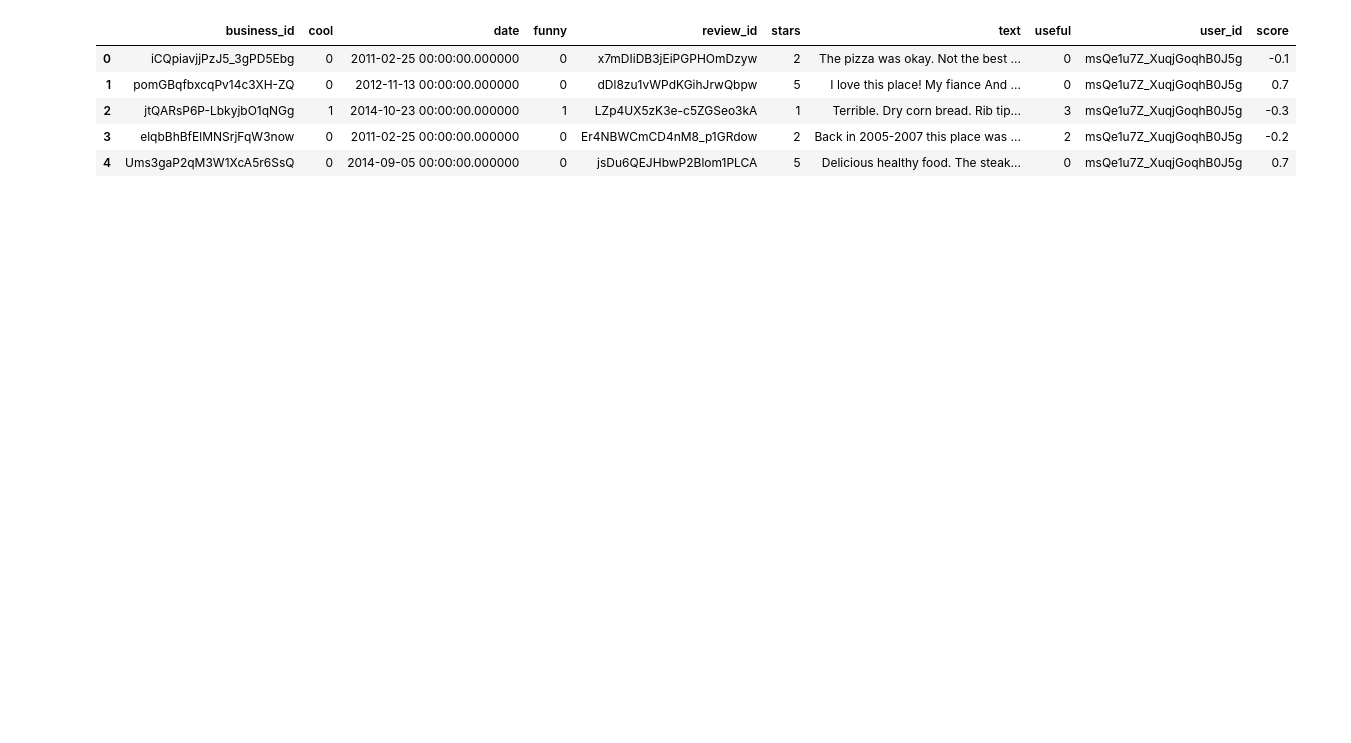
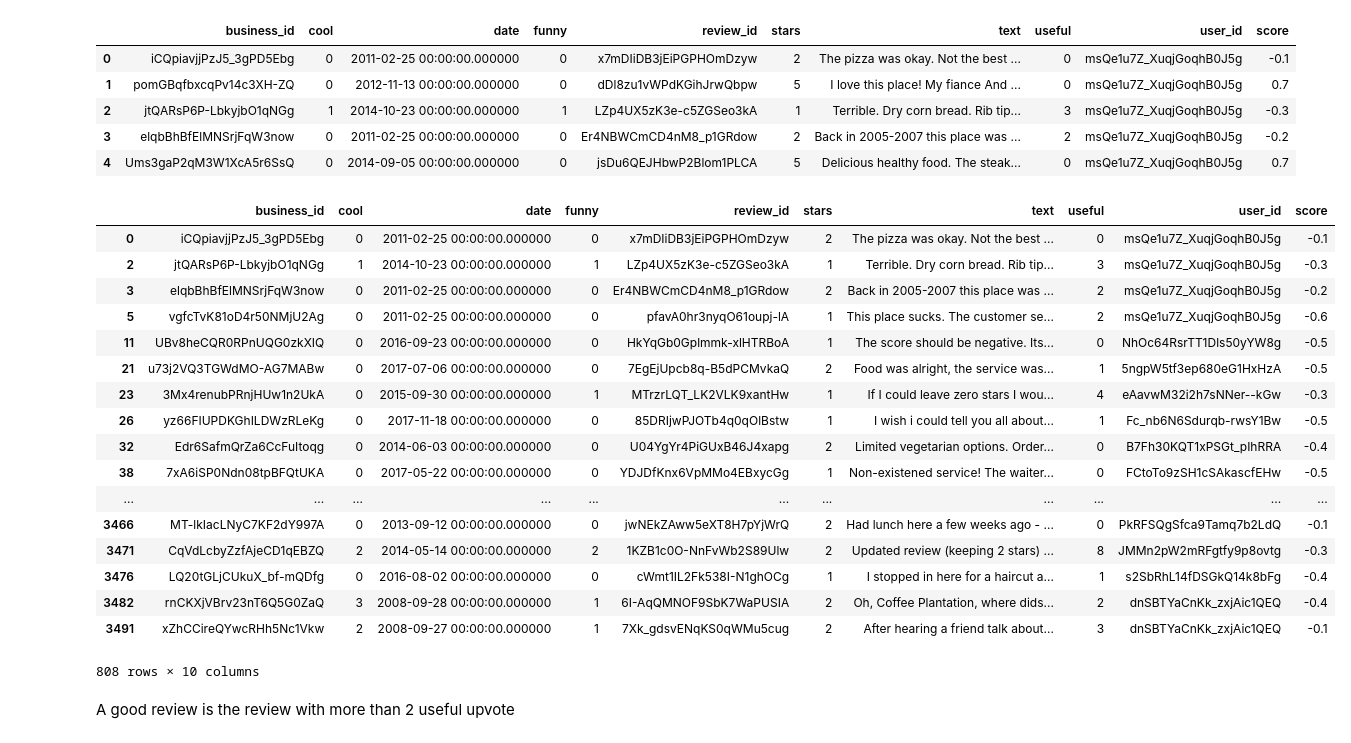
Before and after one commit to Zackkkliu/Yelp_review, a Jupyter notebook: Yelp_review.ipynb, the cells around one changed output. Drawn from its saved outputs; the diff is of its cells as text; code cells hidden in the pictures; blank space fills up the shorter version.

```diff
--- a/Yelp_review.ipynb
+++ b/Yelp_review.ipynb
@@ -239,5 +245,3 @@ df.head()
 AnalyseSentiment(df['text'][0])
 # %% [output]
 (-0.10000000149011612, 3.200000047683716)
-# %%
-df['test_score'] = df['stars'].apply(lambda star: -star)
@@ -283,3 +269,26 @@ df.head()
 | 4 | Ums3gaP2qM3W1XcA5r6SsQ | 0 | 2014-09-05 00:00:00.000000 | 0 | jsDu6QEJHbwP2Blom1PLCA | 5 | Delicious healthy food. The steak... | 0 | msQe1u7Z_XuqjGoqhB0J5g | 0.7 |
 # %%
 df.to_csv('review_with_score.csv')
+# %%
+df[df.score < 0]
+# %% [output]
+|  | business_id | cool | date | funny | review_id | stars | text | useful | user_id | score |
+| 0 | iCQpiavjjPzJ5_3gPD5Ebg | 0 | 2011-02-25 00:00:00.000000 | 0 | x7mDIiDB3jEiPGPHOmDzyw | 2 | The pizza was okay. Not the best ... | 0 | msQe1u7Z_XuqjGoqhB0J5g | -0.1 |
+| 2 | jtQARsP6P-LbkyjbO1qNGg | 1 | 2014-10-23 00:00:00.000000 | 1 | LZp4UX5zK3e-c5ZGSeo3kA | 1 | Terrible. Dry corn bread. Rib tip... | 3 | msQe1u7Z_XuqjGoqhB0J5g | -0.3 |
+| 3 | elqbBhBfElMNSrjFqW3now | 0 | 2011-02-25 00:00:00.000000 | 0 | Er4NBWCmCD4nM8_p1GRdow | 2 | Back in 2005-2007 this place was ... | 2 | msQe1u7Z_XuqjGoqhB0J5g | -0.2 |
+| 5 | vgfcTvK81oD4r50NMjU2Ag | 0 | 2011-02-25 00:00:00.000000 | 0 | pfavA0hr3nyqO61oupj-lA | 1 | This place sucks. The customer se... | 2 | msQe1u7Z_XuqjGoqhB0J5g | -0.6 |
+| 11 | UBv8heCQR0RPnUQG0zkXIQ | 0 | 2016-09-23 00:00:00.000000 | 0 | HkYqGb0Gplmmk-xlHTRBoA | 1 | The score should be negative. Its... | 0 | NhOc64RsrTT1Dls50yYW8g | -0.5 |
+| 21 | u73j2VQ3TGWdMO-AG7MABw | 0 | 2017-07-06 00:00:00.000000 | 0 | 7EgEjUpcb8q-B5dPCMvkaQ | 2 | Food was alright, the service was... | 1 | 5ngpW5tf3ep680eG1HxHzA | -0.5 |
+| 23 | 3Mx4renubPRnjHUw1n2UkA | 0 | 2015-09-30 00:00:00.000000 | 1 | MTrzrLQT_LK2VLK9xantHw | 1 | If I could leave zero stars I wou... | 4 | eAavwM32i2h7sNNer--kGw | -0.3 |
+| 26 | yz66FIUPDKGhILDWzRLeKg | 0 | 2017-11-18 00:00:00.000000 | 0 | 85DRIjwPJOTb4q0qOlBstw | 1 | I wish i could tell you all about... | 1 | Fc_nb6N6Sdurqb-rwsY1Bw | -0.5 |
+| 32 | Edr6SafmQrZa6CcFuItoqg | 0 | 2014-06-03 00:00:00.000000 | 0 | U04YgYr4PiGUxB46J4xapg | 2 | Limited vegetarian options. Order... | 0 | B7Fh30KQT1xPSGt_pIhRRA | -0.4 |
+| 38 | 7xA6iSP0Ndn08tpBFQtUKA | 0 | 2017-05-22 00:00:00.000000 | 0 | YDJDfKnx6VpMMo4EBxycGg | 1 | Non-existened service! The waiter... | 0 | FCtoTo9zSH1cSAkascfEHw | -0.5 |
+| ... | ... | ... | ... | ... | ... | ... | ... | ... | ... | ... |
+| 3466 | MT-lkIacLNyC7KF2dY997A | 0 | 2013-09-12 00:00:00.000000 | 0 | jwNEkZAww5eXT8H7pYjWrQ | 2 | Had lunch here a few weeks ago - ... | 0 | PkRFSQgSfca9Tamq7b2LdQ | -0.1 |
+| 3471 | CqVdLcbyZzfAjeCD1qEBZQ | 2 | 2014-05-14 00:00:00.000000 | 2 | 1KZB1c0O-NnFvWb2S89Ulw | 2 | Updated review (keeping 2 stars) ... | 8 | JMMn2pW2mRFgtfy9p8ovtg | -0.3 |
+| 3476 | LQ20tGLjCUkuX_bf-mQDfg | 0 | 2016-08-02 00:00:00.000000 | 0 | cWmt1IL2Fk538I-N1ghOCg | 1 | I stopped in here for a haircut a... | 1 | s2SbRhL14fDSGkQ14k8bFg | -0.4 |
+| 3482 | rnCKXjVBrv23nT6Q5G0ZaQ | 3 | 2008-09-28 00:00:00.000000 | 1 | 6I-AqQMNOF9SbK7WaPUSIA | 2 | Oh, Coffee Plantation, where dids... | 2 | dnSBTYaCnKk_zxjAic1QEQ | -0.4 |
+| 3491 | xZhCCireQYwcRHh5Nc1Vkw | 2 | 2008-09-27 00:00:00.000000 | 1 | 7Xk_gdsvENqKS0qWMu5cug | 2 | After hearing a friend talk about... | 3 | dnSBTYaCnKk_zxjAic1QEQ | -0.1 |
+808 rows × 10 columns
+# %% [markdown]
+A good review is the review with more than 2 useful upvote
```
Also changed, not shown: parts of 17 cells of this notebook.
